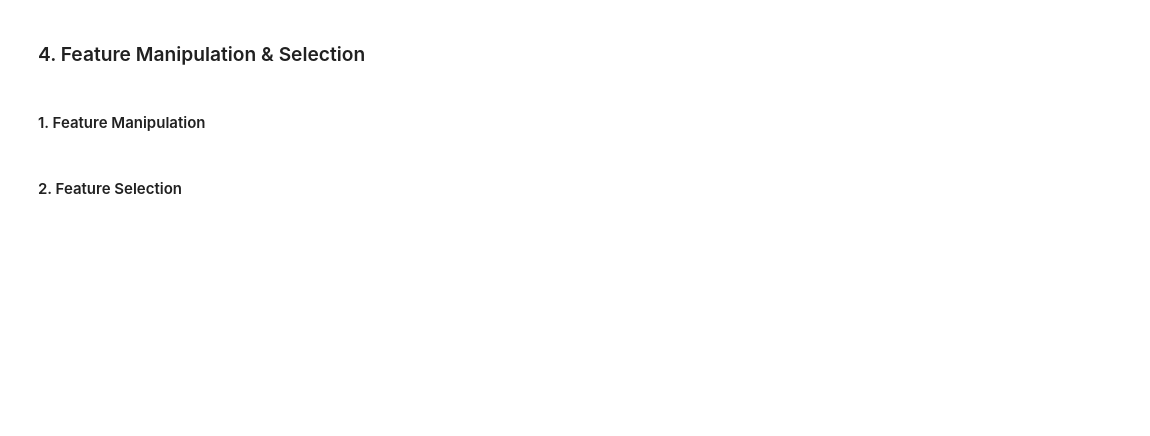
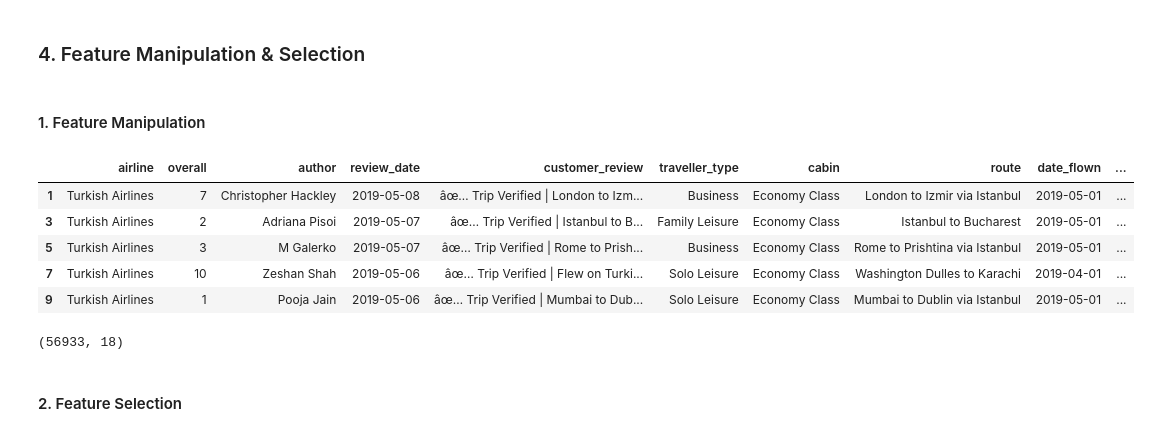
Before and after one commit to rashmi0852/Airline_Passenger_Refferal_Prediction, a Jupyter notebook: Airline_Referal.ipynb, the cells around one changed output. Saved outputs shown, nothing was run; the diff lists cells and outputs as text; code cells hidden in the pictures; blank space fills up the shorter version.

```diff
--- a/Airline_Referal.ipynb
+++ b/Airline_Referal.ipynb
@@ -1529,3 +1502,15 @@ Answer Here.
 #### 1. Feature Manipulation
 # %%
 # Manipulate Features to minimize feature correlation and create new features
+airline_data.head()
+# %% [output]
+|  | airline | overall | author | review_date | customer_review | traveller_type | cabin | route | date_flown | ... |
+| 1 | Turkish Airlines | 7 | Christopher Hackley | 2019-05-08 | âœ… Trip Verified | London to Izm... | Business | Economy Class | London to Izmir via Istanbul | 2019-05-01 | ... |
+| 3 | Turkish Airlines | 2 | Adriana Pisoi | 2019-05-07 | âœ… Trip Verified | Istanbul to B... | Family Leisure | Economy Class | Istanbul to Bucharest | 2019-05-01 | ... |
+| 5 | Turkish Airlines | 3 | M Galerko | 2019-05-07 | âœ… Trip Verified | Rome to Prish... | Business | Economy Class | Rome to Prishtina via Istanbul | 2019-05-01 | ... |
+| 7 | Turkish Airlines | 10 | Zeshan Shah | 2019-05-06 | âœ… Trip Verified | Flew on Turki... | Solo Leisure | Economy Class | Washington Dulles to Karachi | 2019-04-01 | ... |
+| 9 | Turkish Airlines | 1 | Pooja Jain | 2019-05-06 | âœ… Trip Verified | Mumbai to Dub... | Solo Leisure | Economy Class | Mumbai to Dublin via Istanbul | 2019-05-01 | ... |
+# %%
+airline_data.shape
+# %% [output]
+(56933, 18)
```
Also changed, not shown: parts of 103 cells of this notebook.
